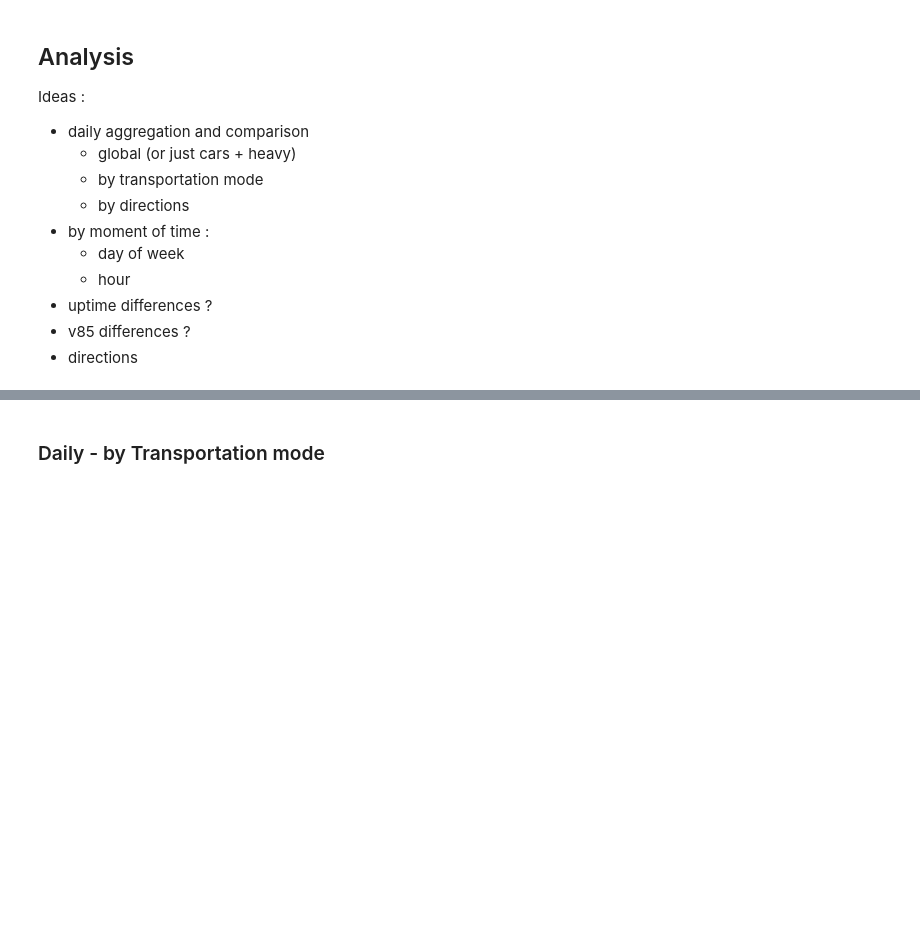
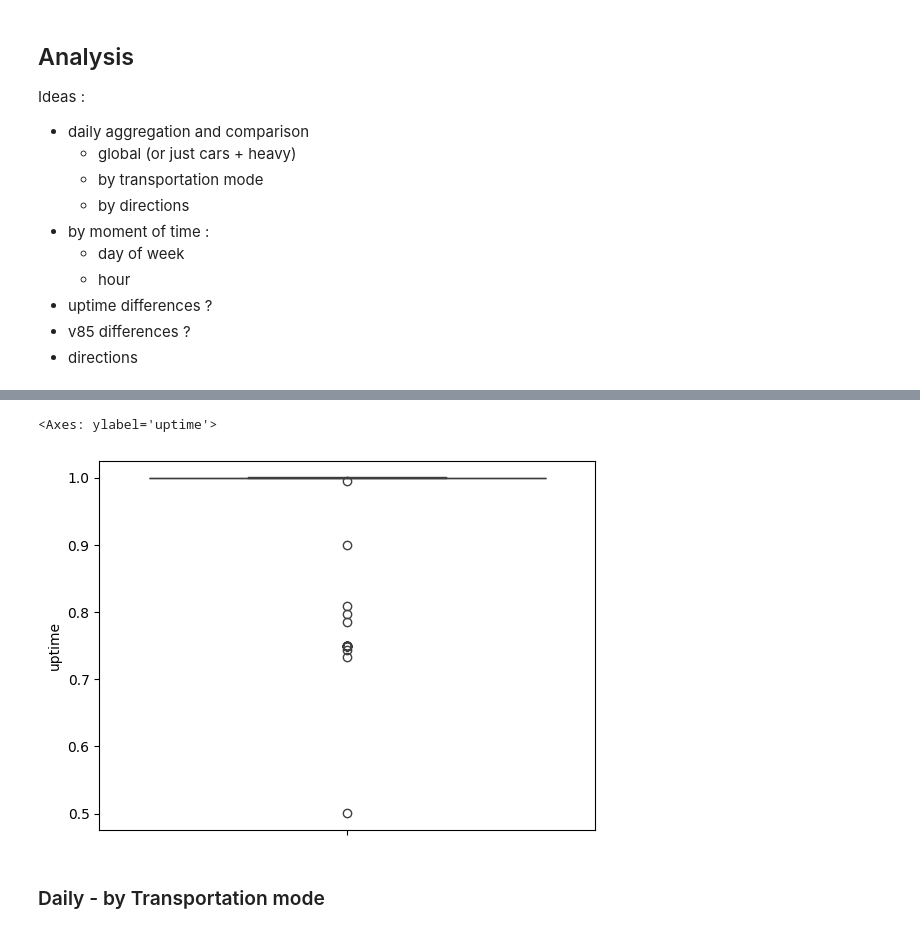
Before and after one commit to KetsiaGuichard/telraam-analysis, a Jupyter notebook: version_comparison.ipynb, the cells around one changed output, grey strips where cells are left out. Saved outputs shown, nothing was run; the diff lists cells and outputs as text; code cells hidden in the pictures; blank space fills up the shorter version.

```diff
--- a/version_comparison.ipynb
+++ b/version_comparison.ipynb
@@ -62,3 +74,8 @@ burel['hour'] = burel['date'].dt.hour
+# %%
+sns.boxplot(burel.query("version == 'v2'")['uptime'])
+# %% [output]
+<Axes: ylabel='uptime'>
+[figure, added]
 # %% [markdown]
 ### Daily - by Transportation mode
 # %%
```
Also changed, not shown: parts of 7 cells of this notebook.
